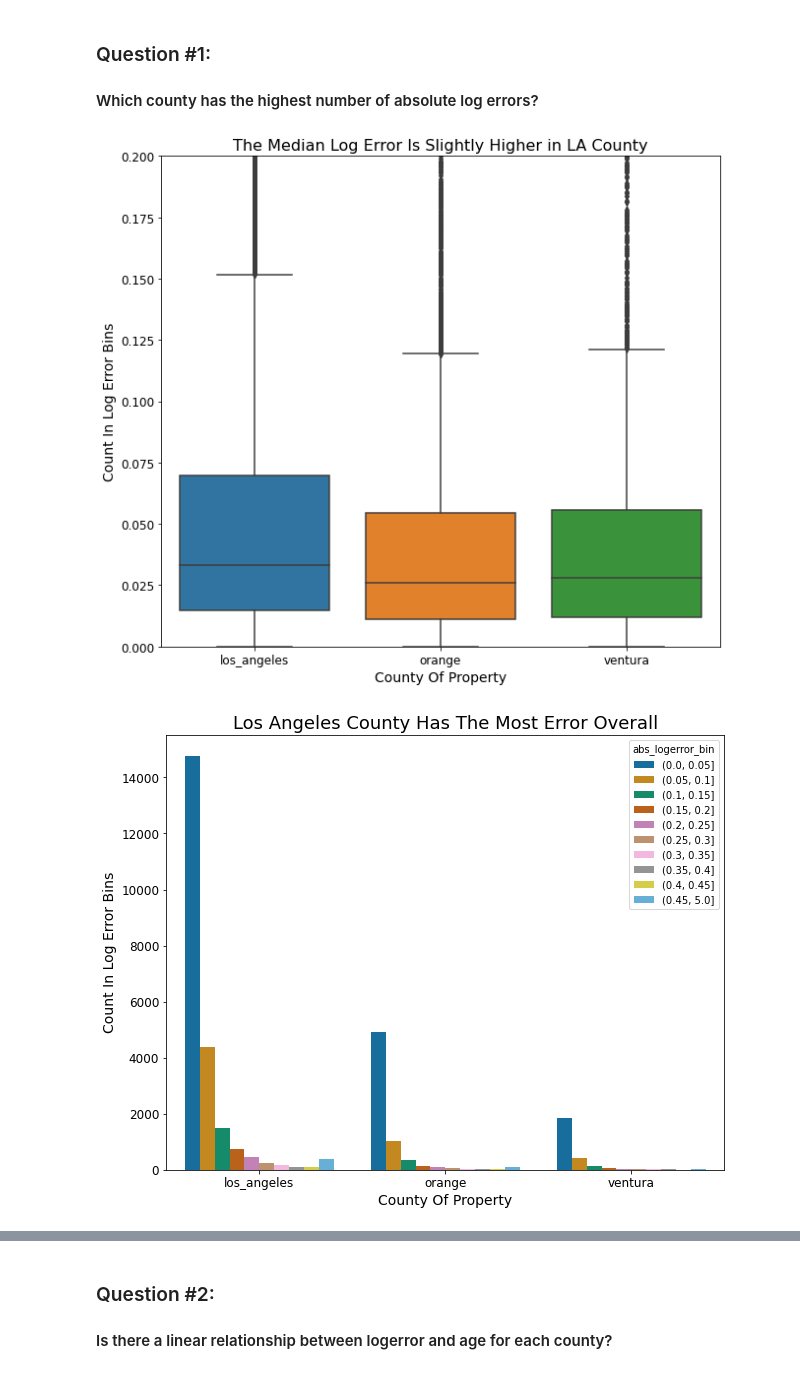
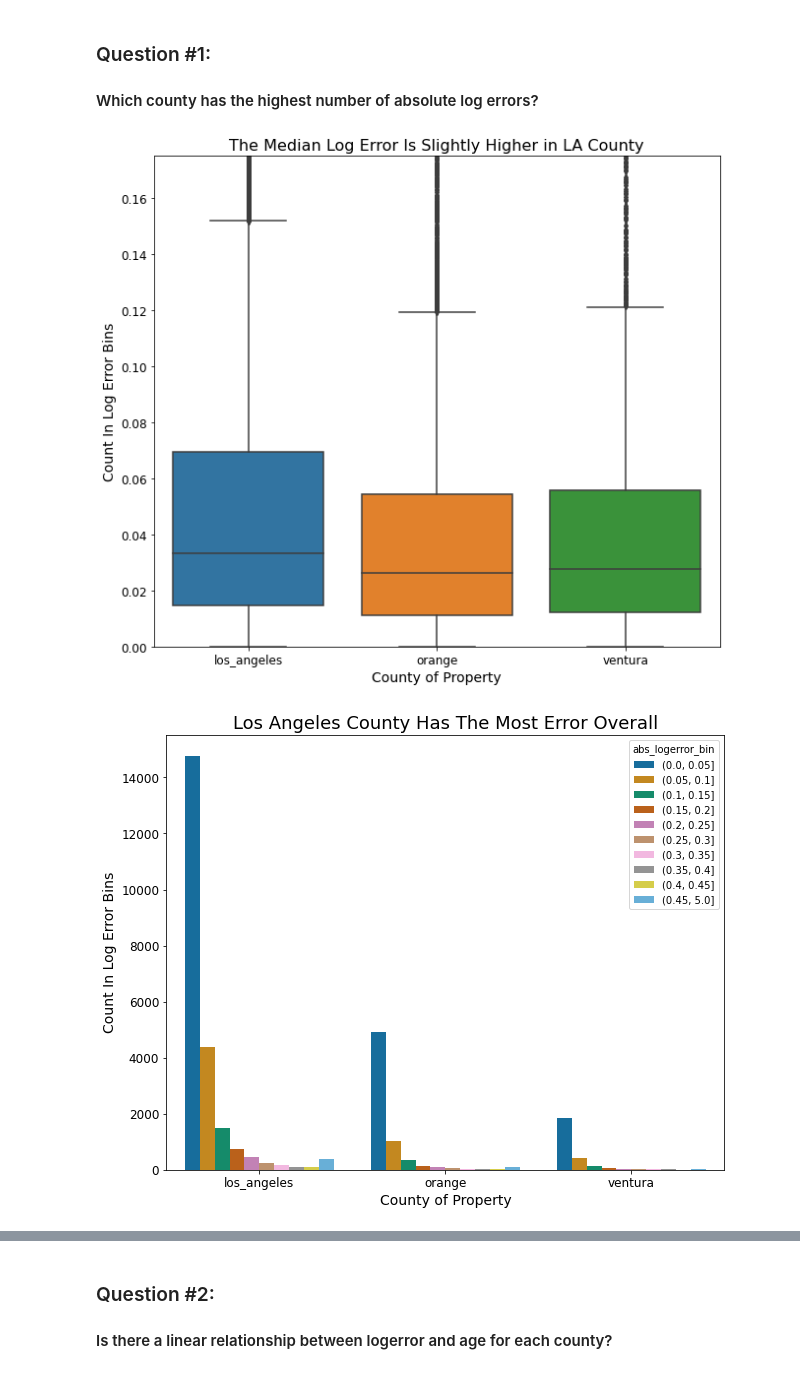
Before and after one commit to jnolf/codeup-clustering-project, a Jupyter notebook: Final_Clustering_Report.ipynb, the cells around one changed output, grey strips where cells are left out. Cells and saved outputs as stored; diff of their text form; code cells hidden in the pictures.

```diff
--- a/Final_Clustering_Report.ipynb
+++ b/Final_Clustering_Report.ipynb
@@ -223,28 +202,28 @@ Lets dive deeper in order to answer these questions...
 # %%
 # Plot a boxplot in order to look at the median log error
 plt.figure(figsize=(9,8))
 sns.boxplot(train.county, train.abs_logerror)
 plt.title('The Median Log Error Is Slightly Higher in LA County', fontsize = 16)
-plt.ylim(0, .2)
-plt.xlabel('County Of Property', fontsize = 14)
+plt.ylim(0, .175)
+plt.xlabel('County of Property', fontsize = 14)
 plt.xticks(fontsize = 12)
 plt.yticks(fontsize = 12)
 plt.ylabel('Count In Log Error Bins', fontsize = 14)
 plt.tight_layout()
 plt.show()
 
 # Plot a countplot below it in order to look at the number of log errors
 plt.figure(figsize = (10,8))
 plt.title('Los Angeles County Has The Most Error Overall', fontsize = 18)
 sns.countplot(data = train, x= 'county', hue = 'abs_logerror_bin', palette = 'colorblind')
-plt.xlabel('County Of Property', fontsize = 14)
+plt.xlabel('County of Property', fontsize = 14)
 plt.xticks(fontsize = 12)
 plt.yticks(fontsize = 12)
 plt.ylabel('Count In Log Error Bins', fontsize = 14)
 
 plt.show()
 # %% [output]
-[figure, old version]
+[figure, new version]
 [figure]
 # %% [markdown]
 #### Answer to question #1:
```
Also changed, not shown: parts of 34 cells of this notebook.
